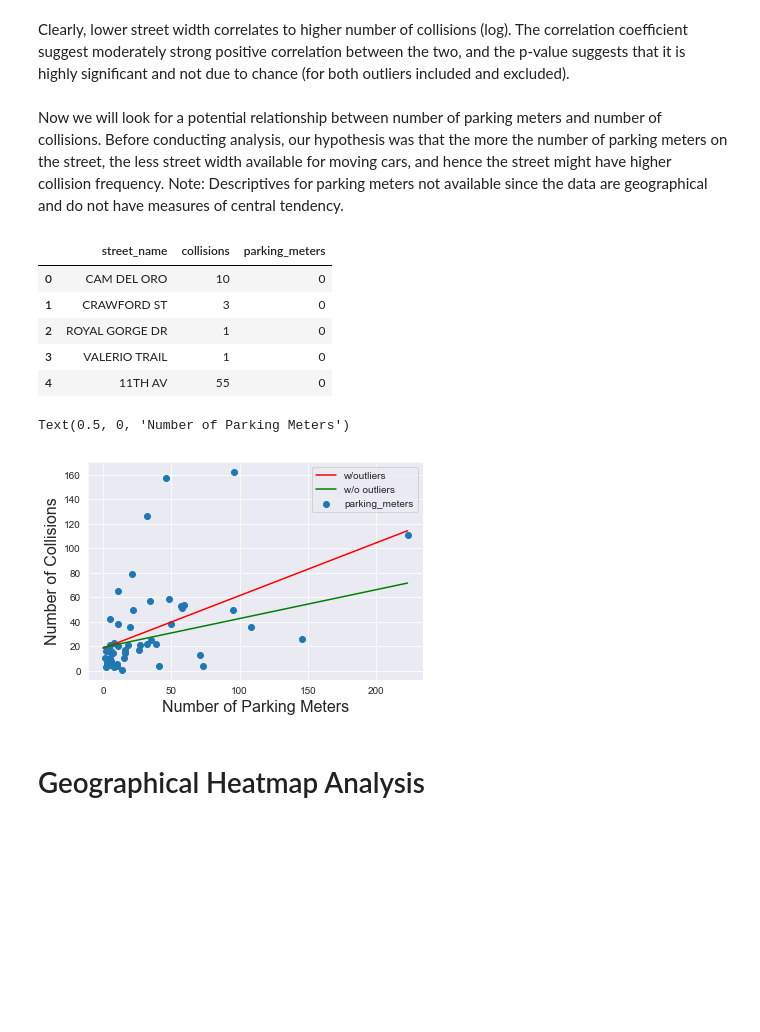
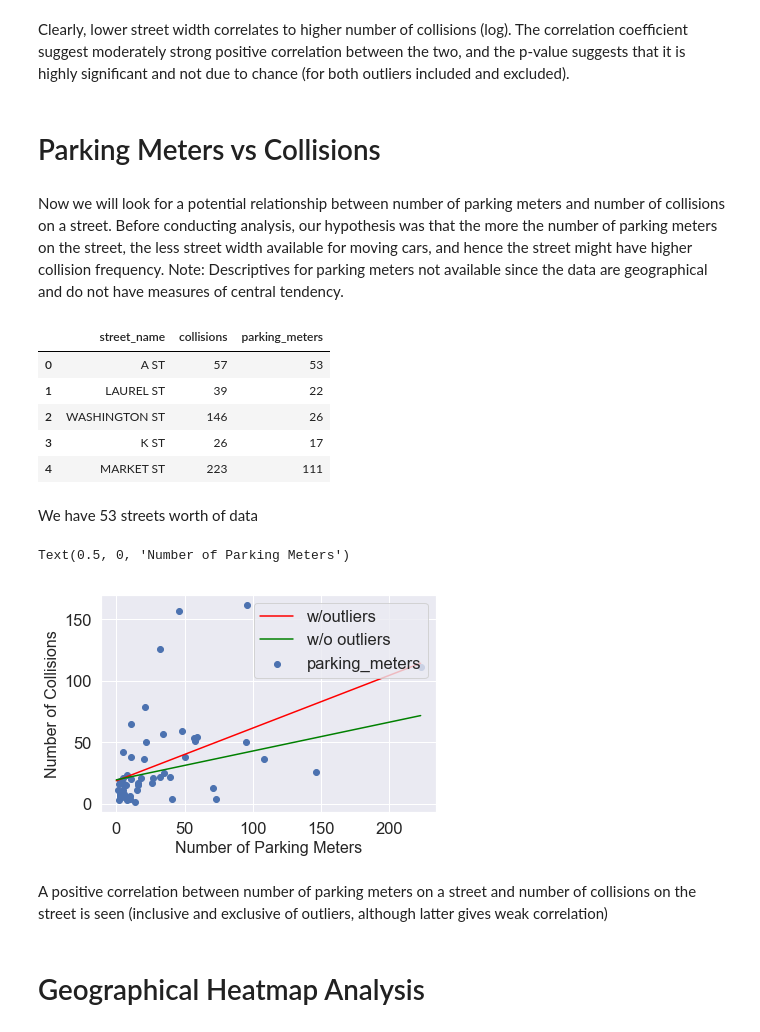
Before and after one commit to rileyfroehlich/COGS-108-Final-Project, a Jupyter notebook: Final_Project.ipynb, the cells around one changed output. Cells and saved outputs as stored; diff of their text form; code cells hidden in the pictures; blank space fills up the shorter version.

Commit message:
minor alterations to parking meter analysis

```diff
--- a/Final_Project.ipynb
+++ b/Final_Project.ipynb
@@ -317,8 +321,10 @@ Pearson correlation coefficient r, p-value:
 (0.4408528486729633, 0.0)
 # %% [markdown]
 Clearly, lower street width correlates to higher number of collisions (log). The correlation coefficient suggest moderately strong positive correlation between the two, and the p-value suggests that it is highly significant and not due to chance (for both outliers included and excluded).
+# %% [markdown]
+# Parking Meters vs Collisions
 # %% [markdown]
-Now we will look for a potential relationship between number of parking meters and number of collisions. Before conducting analysis, our hypothesis was that the more the number of parking meters on the street, the less street width available for moving cars, and hence the street might have higher collision frequency. Note: Descriptives for parking meters not available since the data are geographical and do not have measures of central tendency.
+Now we will look for a potential relationship between number of parking meters and number of collisions on a street. Before conducting analysis, our hypothesis was that the more the number of parking meters on the street, the less street width available for moving cars, and hence the street might have higher collision frequency. Note: Descriptives for parking meters not available since the data are geographical and do not have measures of central tendency.
 # %%
 # map streets to number of parking meters
 num_meters = {}
@@ -346,45 +352,55 @@ for index, rows in df_pmcollisions.iterrows():
     if num_meters.get(street_name) != None:
         df_pmcollisions.loc[index, "parking_meters"] = num_meters[street_name]
 
-df_pmcollisions[0:5]
+    # drop rows for which no parking meter information is available
+    if df_pmcollisions['parking_meters'][index] == 0:
+        df_pmcollisions.drop(index, inplace=True)
+
+df_pmcollisions = df_pmcollisions.reset_index()
+df_pmcollisions.drop('index', inplace=True, axis=1)
+df_pmcollisions.head()
 # %% [output]
 |  | street_name | collisions | parking_meters |
-| 0 | CAM DEL ORO | 10 | 0 |
-| 1 | CRAWFORD ST | 3 | 0 |
-| 2 | ROYAL GORGE DR | 1 | 0 |
-| 3 | VALERIO TRAIL | 1 | 0 |
-| 4 | 11TH AV | 55 | 0 |
+| 0 | A ST | 57 | 53 |
+| 1 | LAUREL ST | 39 | 22 |
+| 2 | WASHINGTON ST | 146 | 26 |
+| 3 | K ST | 26 | 17 |
+| 4 | MARKET ST | 223 | 111 |
+# %% [markdown]
+We have 53 streets worth of data
 # %%
-df_pmcollisions_small = df_pmcollisions[df_pmcollisions.parking_meters != 0]
-plt.scatter(df_pmcollisions_small['collisions'], df_pmcollisions_small['parking_meters'])
+# plot scatter lot between collisions and number of parking meters on that street
+plt.scatter(df_pmcollisions['collisions'], df_pmcollisions['parking_meters'])
 
 # best fit line over scatter plot including outliers
-a, b = np.polyfit(df_pmcollisions_small['collisions'], df_pmcollisions_small['parking_meters'], 1)
+a, b = np.polyfit(df_pmcollisions['collisions'], df_pmcollisions['parking_meters'], 1)
 # start and end for line
-in_oci = np.arange(0, max(df_pmcollisions_small['collisions']) + 1)
+in_oci = np.arange(0, max(df_pmcollisions['collisions']) + 1)
 # apply prediction formula for best fit
 pred_oci = a * in_oci + b
 plt.plot(in_oci, pred_oci, color = "red", label='w/outliers')
 
 # copy of the dataframe from which we will remove outliers
-df_pmcollisions_small_no_outliers = df_pmcollisions_small
+df_pmcollisions_no_outliers = df_pmcollisions
 # best fit line over scatter plot with outliers removed
-df_pmcollisions_small_no_outliers = df_pmcollisions_small_no_outliers[(np.abs(stats.zscore(df_pmcollisions_small_no_outliers['collisions'])) < 3)]
-df_pmcollisions_small_no_outliers = df_pmcollisions_small_no_outliers[(np.abs(stats.zscore(df_pmcollisions_small_no_outliers['parking_meters'])) < 3)]
-a, b = np.polyfit(df_pmcollisions_small_no_outliers['collisions'], df_pmcollisions_small_no_outliers['parking_meters'], 1)
+df_pmcollisions_no_outliers = df_pmcollisions_no_outliers[(np.abs(stats.zscore(df_pmcollisions_no_outliers['collisions'])) < 3)]
+df_pmcollisions_no_outliers = df_pmcollisions_no_outliers[(np.abs(stats.zscore(df_pmcollisions_no_outliers['parking_meters'])) < 3)]
+a, b = np.polyfit(df_pmcollisions_no_outliers['collisions'], df_pmcollisions_no_outliers['parking_meters'], 1)
 # start and end for line
 in_oci = np.arange(0, max(df_pmcollisions_small['collisions']) + 1)
 # apply prediction formula for best fit
 pred_oci = a * in_oci + b
 plt.plot(in_oci, pred_oci, color = "green", label='w/o outliers')
 
 plt.legend(loc='upper right')
 
 plt.ylabel("Number of Collisions", fontsize = 16)
 plt.xlabel("Number of Parking Meters", fontsize = 16)
 # %% [output]
 Text(0.5, 0, 'Number of Parking Meters')
-[figure, old version]
+[figure, new version]
+# %% [markdown]
+A positive correlation between number of parking meters on a street and number of collisions on the street is seen (inclusive and exclusive of outliers, although latter gives weak correlation)
 # %% [markdown]
 # Geographical Heatmap Analysis
 # %% [markdown]
```
Also changed, not shown: parts of 3 cells of this notebook.
